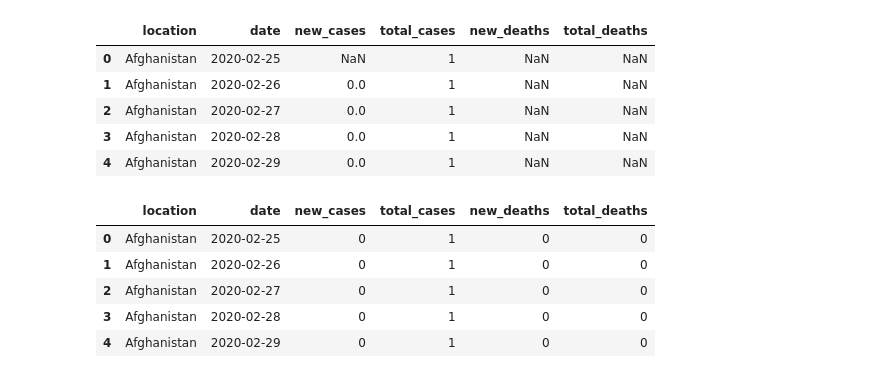
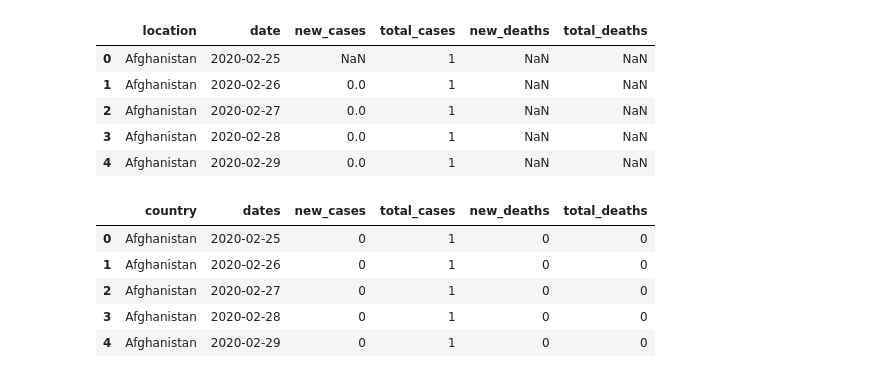
Before and after one commit to travis-tyler/ETL-COVID-Mobility, a Jupyter notebook: Code/COVID_Mobility.ipynb, the cells around one changed output. Cells and saved outputs as stored; diff of their text form; code cells hidden in the pictures.

```diff
--- a/Code/COVID_Mobility.ipynb
+++ b/Code/COVID_Mobility.ipynb
@@ -163,15 +172,22 @@ covid_df.head()
 # %%
 # Fill NA values as 0
 covid_df = covid_df.fillna(int(0))
 
 # Cast 0 values as integer
 covid_df = covid_df.astype({"new_cases": "int64"})
 covid_df = covid_df.astype({"total_cases": "int64"})
 covid_df = covid_df.astype({"new_deaths": "int64"})
 covid_df = covid_df.astype({"total_deaths": "int64"})
+
+# Rename column
+covid_df = covid_df.rename(columns={
+                           "location": "country",
+                           "date": "dates"
+})
+
 covid_df.head()
 # %% [output]
-|  | location | date | new_cases | total_cases | new_deaths | total_deaths |
+|  | country | dates | new_cases | total_cases | new_deaths | total_deaths |
 | 0 | Afghanistan | 2020-02-25 | 0 | 1 | 0 | 0 |
 | 1 | Afghanistan | 2020-02-26 | 0 | 1 | 0 | 0 |
 | 2 | Afghanistan | 2020-02-27 | 0 | 1 | 0 | 0 |
```
Also changed, not shown: parts of 9 cells of this notebook.
